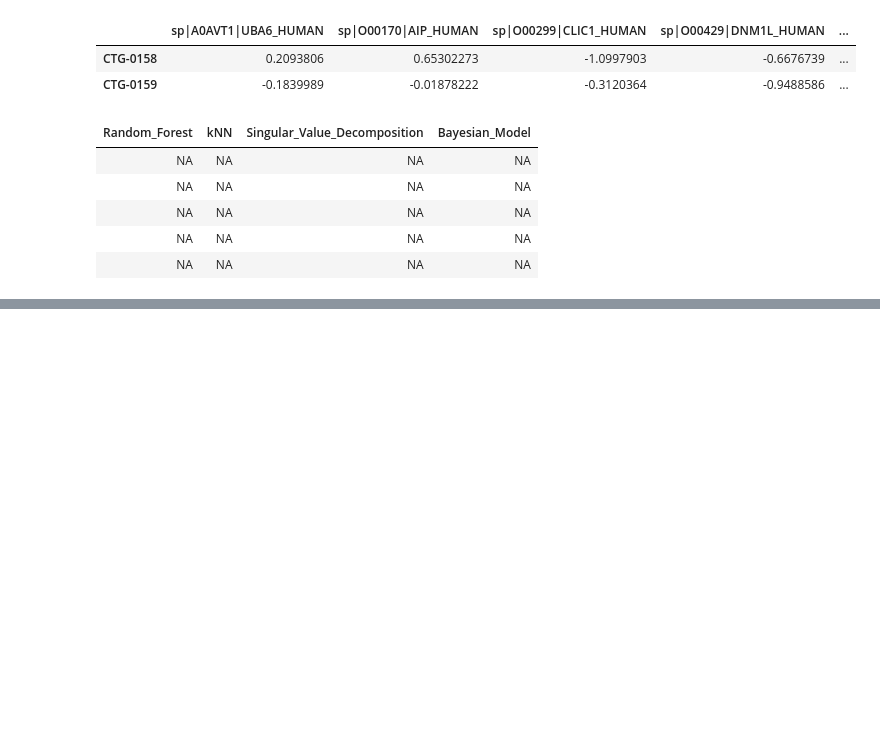
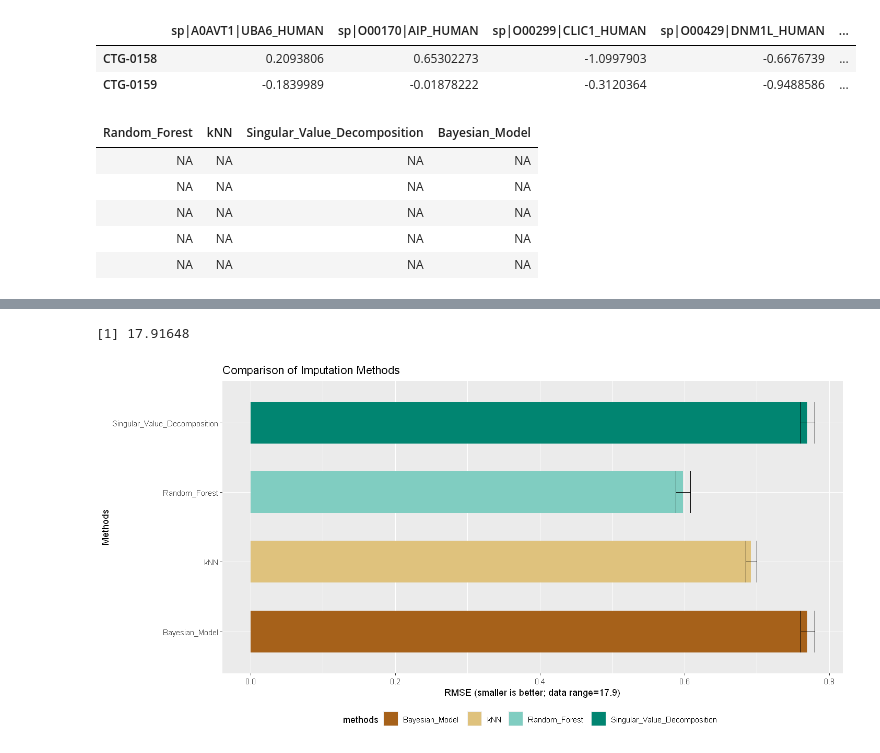
Before and after one commit to meg-bit/imputation, a Jupyter notebook: imputation_R_comparison.ipynb, the cells around one changed output, grey strips where cells are left out. Saved outputs shown, nothing was run; the diff lists cells and outputs as text; code cells hidden in the pictures; blank space fills up the shorter version.

Commit message:
Complete imputation_R_comparison with figure

```diff
--- a/imputation_R_comparison.ipynb
+++ b/imputation_R_comparison.ipynb
@@ -113,0 +124,6 @@ write.csv(x=scores, file="./data/imputation_RMSE.csv", row.names=TRUE)
+# %%
+scores_plot <- scores %>%
+    pivot_longer(everything(), names_to = "methods") %>%
+    group_by(methods) %>%
+    summarise(mean=mean(value), sd=sd(value))
+scores_plot
@@ -113,0 +136,16 @@ write.csv(x=scores, file="./data/imputation_RMSE.csv", row.names=TRUE)
+# %%
+max(unlist(int_z)) - min(unlist(int_z))
+# %% [output]
+[1] 17.91648
+# %%
+options(repr.plot.width=12, repr.plot.height=6)
+ggplot(scores_plot, aes(x=methods, y=mean, fill=methods)) +
+  geom_bar(stat="identity", width = 0.6) +
+  geom_errorbar(aes(ymin=mean-sd, ymax=mean+sd), width = 0.6) +
+  labs(x="Methods", y="RMSE (smaller is better; data range=17.9)",
+         title="Comparison of Imputation Methods") +
+  coord_flip() +
+  theme(legend.position="bottom") +
+  scale_fill_brewer(palette="BrBG")
+# %% [output]
+[figure, added]
```
Also changed, not shown: parts of 5 cells of this notebook.
